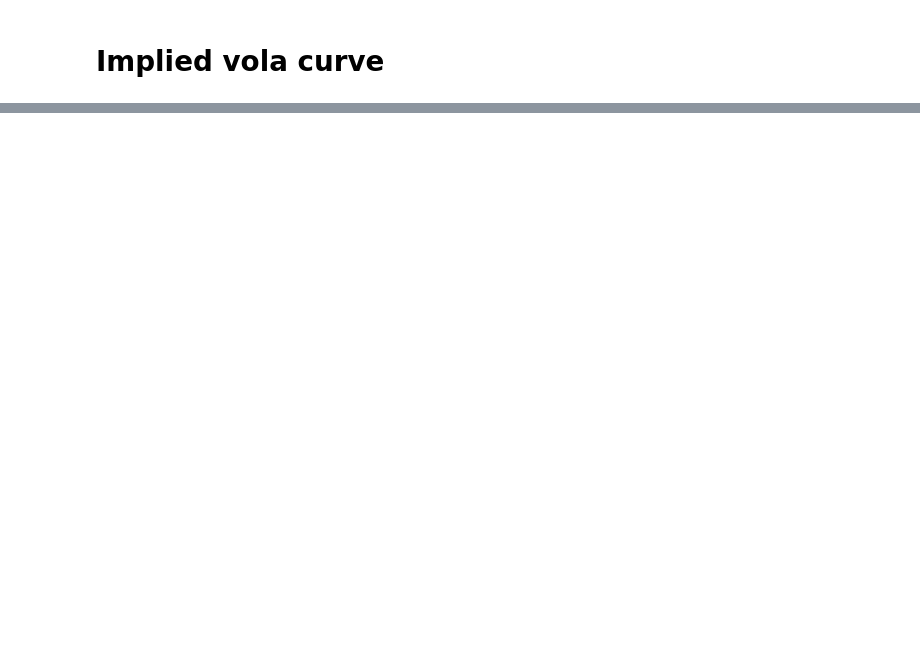
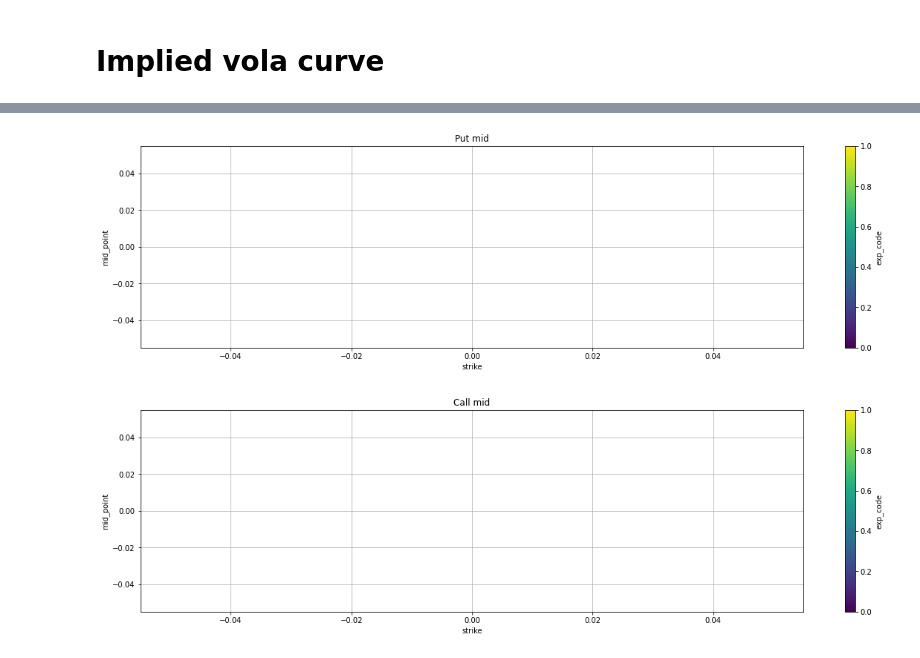
Before and after one commit to activequant/optionstrading101, a Jupyter notebook: book1.ipynb, the cells around one changed output, grey strips where cells are left out. Cells and saved outputs as stored; diff of their text form; code cells hidden in the pictures; blank space fills up the shorter version.

```diff
--- a/book1.ipynb
+++ b/book1.ipynb
@@ -100,0 +165,17 @@ Error 10090, reqId 4612: Part of requested market data is not subscribed. Subscr
+# %%
+if False:
+    contract_chunks = chunks(contracts, 30)
+    #print(list(contract_chunks))
+
+    tickers = []
+
+    for chunk in contract_chunks:
+        print('Processing chunk ...')
+        for c in chunk:
+            t = ib.reqMktData(c, snapshot = True)
+            tickers.append(t)
+        #ticker_res = ib.reqTickers(*chunk)
+        #for c in ticker_res:
+        #    tickers.append(c)
+        print('0.5 seconds sleep ...')
+        time.sleep(0.5)
@@ -162 +340,15 @@ The is_first_col function was deprecated in Matplotlib 3.4 and will be removed t
+# %%
+import matplotlib.pyplot as plt
+
+imp_vol_df.expiration = pd.Categorical(imp_vol_df.expiration)
+imp_vol_df['exp_code'] = imp_vol_df.expiration.cat.codes
+
+fig, ax = plt.subplots()
+imp_vol_df[imp_vol_df.right == 'P'].plot.scatter(x='strike', y='mid_point', c='exp_code', cmap="viridis", figsize=(20,5), ax=ax, title='Put mid').grid()
+
+fig, ax = plt.subplots()
+imp_vol_df[imp_vol_df.right == 'C'].plot.scatter(x='strike', y='mid_point', c='exp_code', cmap="viridis", figsize=(20,5), ax=ax, title='Call mid').grid()
+# %% [output]
+[figure, added]
+[figure, added]
 # %%
```
Also changed, not shown: parts of 17 cells of this notebook, 1 other file.
